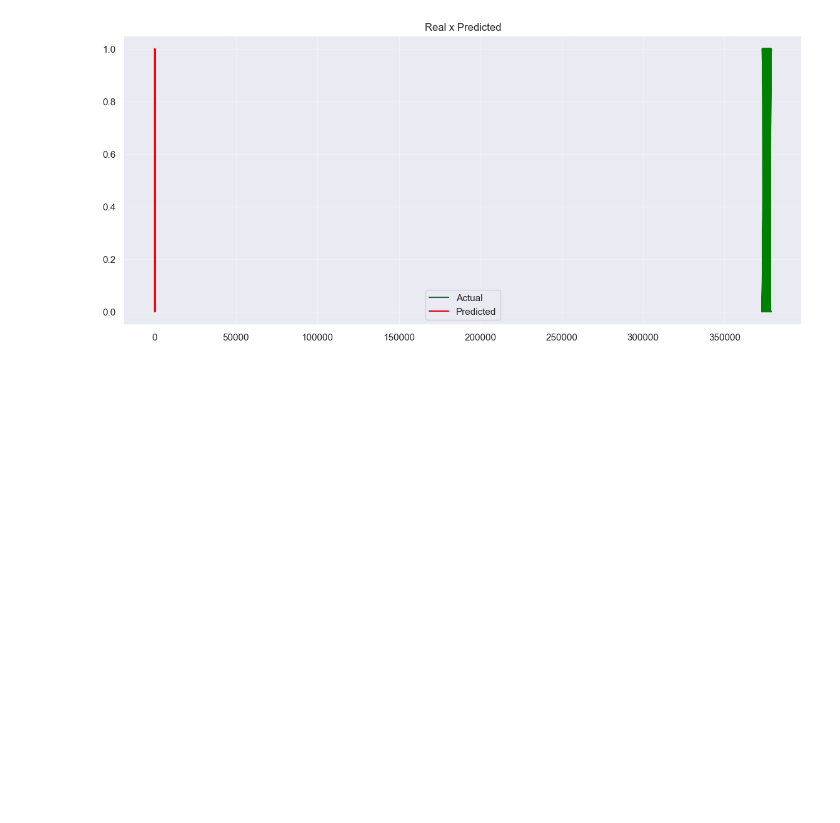
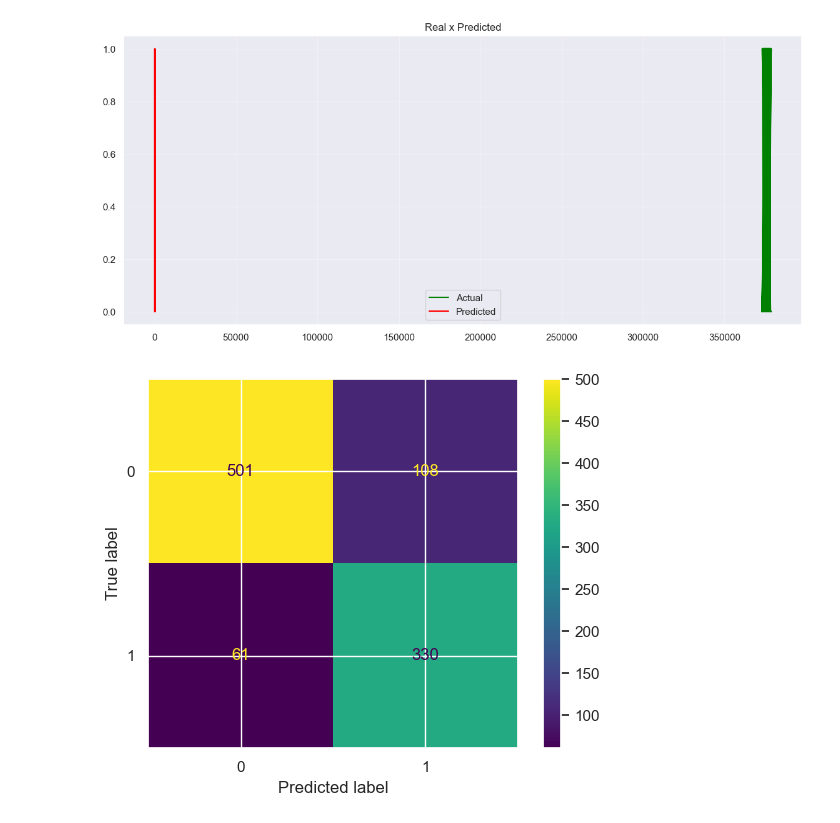
Before and after one commit to JoseBambora/ProjetoDAA, a Jupyter notebook: DatasetGroup/rede_neuronal.ipynb, the cells around one changed output. Drawn from its saved outputs; the diff is of its cells as text; code cells hidden in the pictures; blank space fills up the shorter version.

```diff
--- a/DatasetGroup/rede_neuronal.ipynb
+++ b/DatasetGroup/rede_neuronal.ipynb
@@ -306,3 +306,10 @@ def real_predicted_viz(limit):
 real_predicted_viz(200)
 # %% [output]
 [figure]
+# %%
+from sklearn.metrics import confusion_matrix, ConfusionMatrixDisplay
+ConfusionMatrixDisplay.from_predictions(y_test,prediction)
+
+plt.show()
+# %% [output]
+[figure, added]
```
Also changed, not shown: parts of 7 cells of this notebook.
